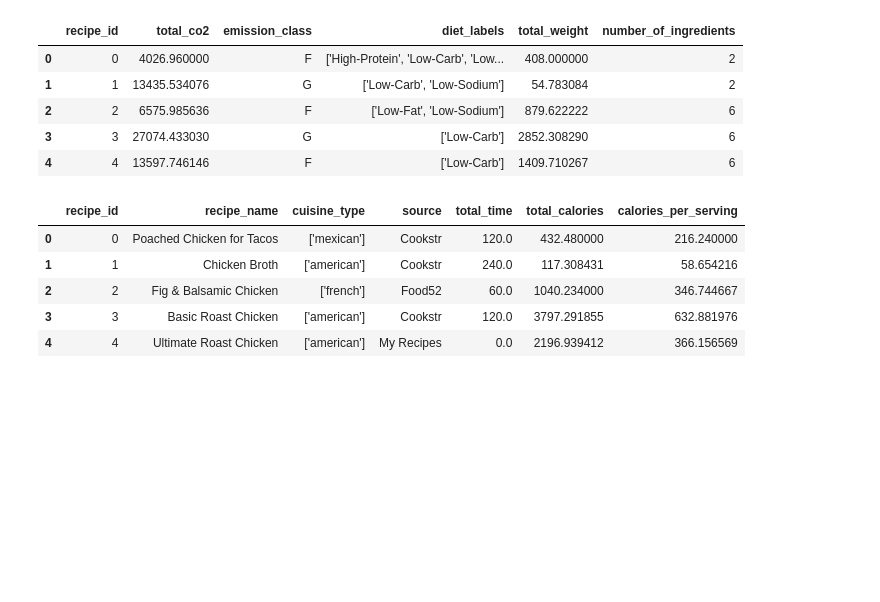
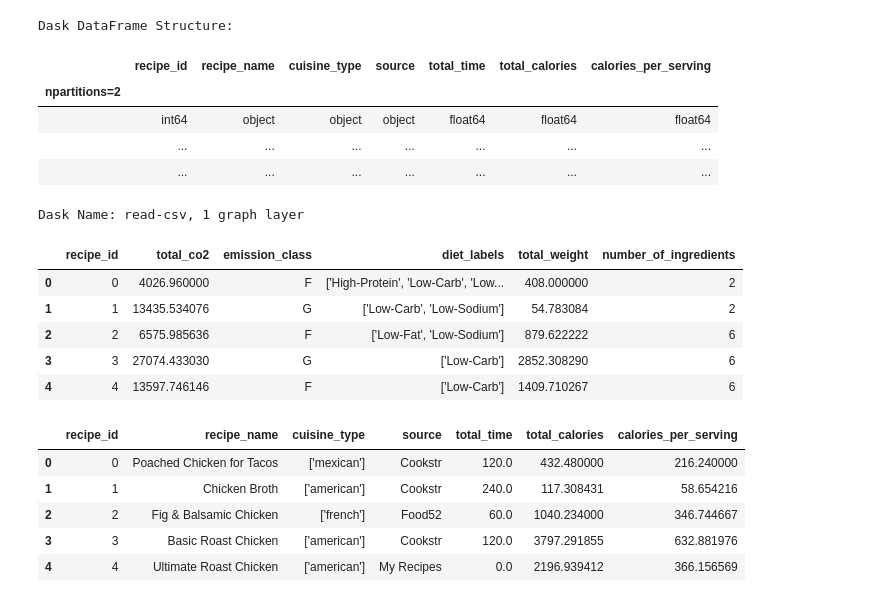
Before and after one commit to maiayang/project-3, a Jupyter notebook: NewLibrary.ipynb, the cells around one changed output. Cells and saved outputs as stored; diff of their text form; code cells hidden in the pictures; blank space fills up the shorter version.

```diff
--- a/NewLibrary.ipynb
+++ b/NewLibrary.ipynb
@@ -156,3 +45,14 @@ co2_df = dd.read_csv('co2.csv')
+# %%
+combined_df = dd.read_csv('Resources/*.csv')
+combined_df
+# %% [output]
+Dask DataFrame Structure:
+|  | recipe_id | recipe_name | cuisine_type | source | total_time | total_calories | calories_per_serving |
+| npartitions=2 |  |  |  |  |  |  |  |
+|  | int64 | object | object | object | float64 | float64 | float64 |
+|  | ... | ... | ... | ... | ... | ... | ... |
+|  | ... | ... | ... | ... | ... | ... | ... |
+Dask Name: read-csv, 1 graph layer
 # %%
 co2_df.head()
 # %% [output]
```
Also changed, not shown: parts of 8 cells of this notebook, 2 other files.
